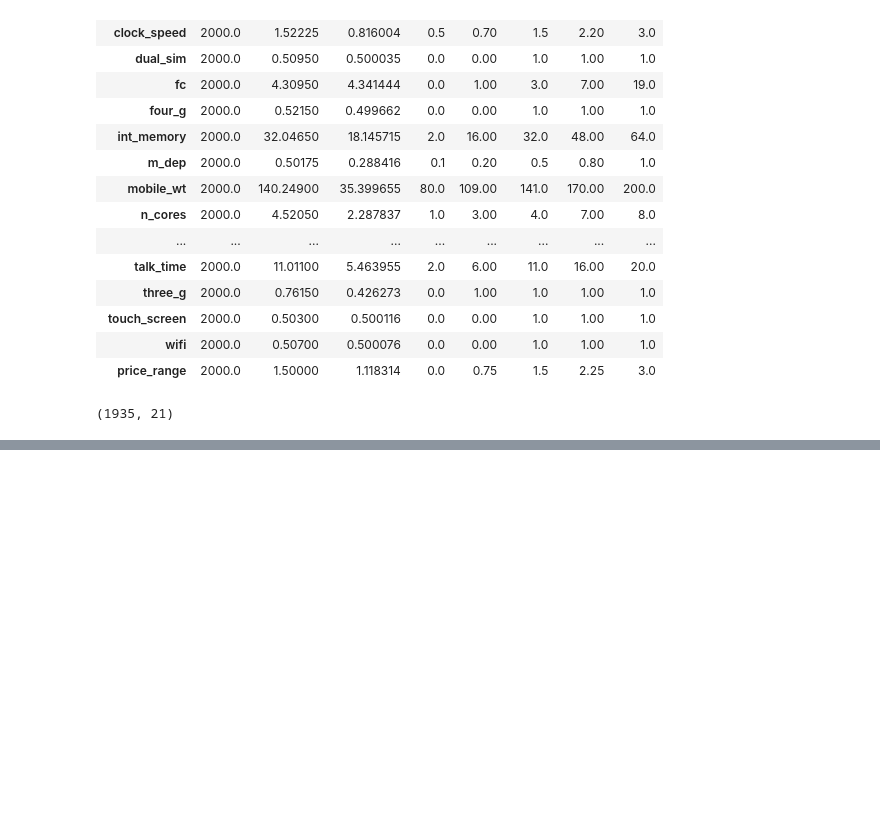
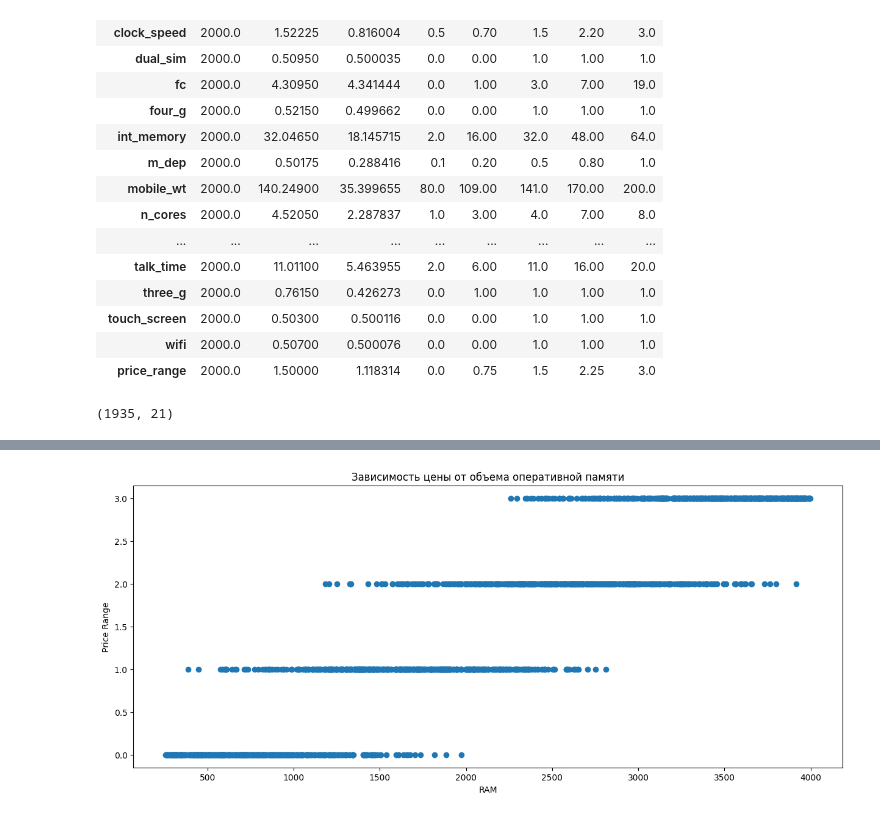
Before and after one commit to IvanovaVerA/iis, a Jupyter notebook: eda/eda.ipynb, the cells around one changed output, grey strips where cells are left out. Saved outputs shown, nothing was run; the diff lists cells and outputs as text; code cells hidden in the pictures; blank space fills up the shorter version.

```diff
--- a/eda/eda.ipynb
+++ b/eda/eda.ipynb
@@ -107,0 +115,10 @@ which can be installed using pip:
+# %%
+plt.figure(figsize=(15, 6))
+plt.scatter(df['ram'], df['price_range'])
+plt.title('Зависимость цены от объема оперативной памяти')
+plt.xlabel('RAM')
+plt.ylabel('Price Range')
+plt.savefig('ram_vs_price.png')
+plt.show()
+# %% [output]
+[figure, added]
```
Also changed, not shown: parts of 6 cells of this notebook, 5 other files.
